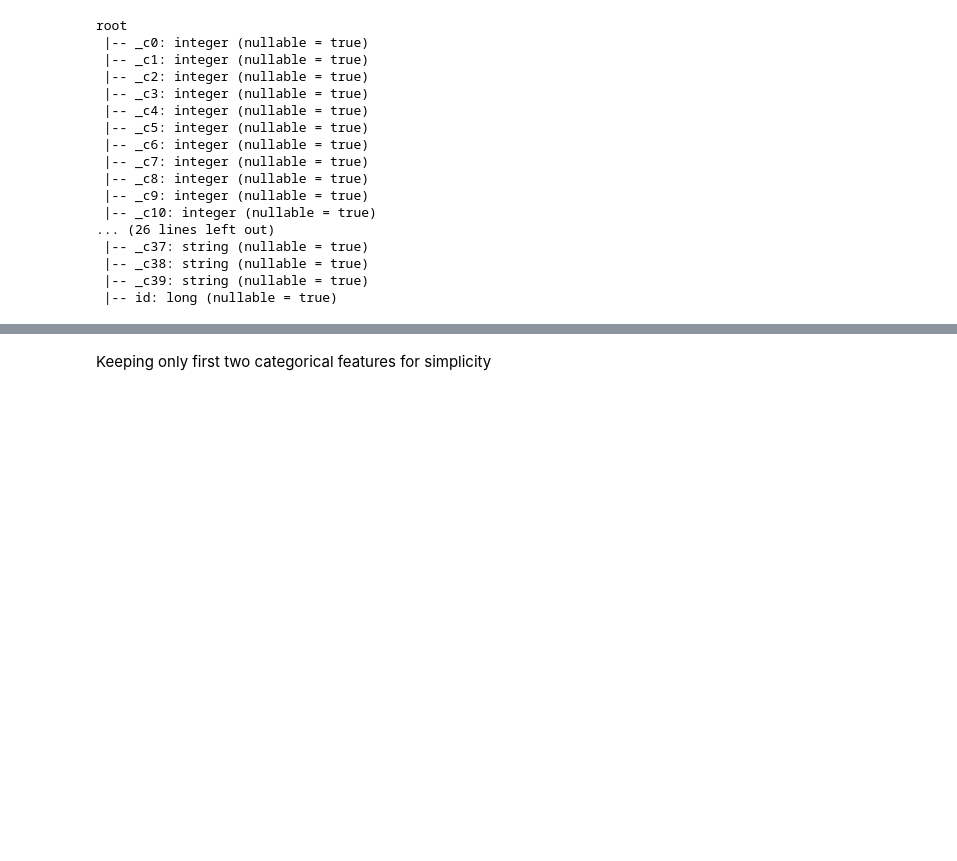
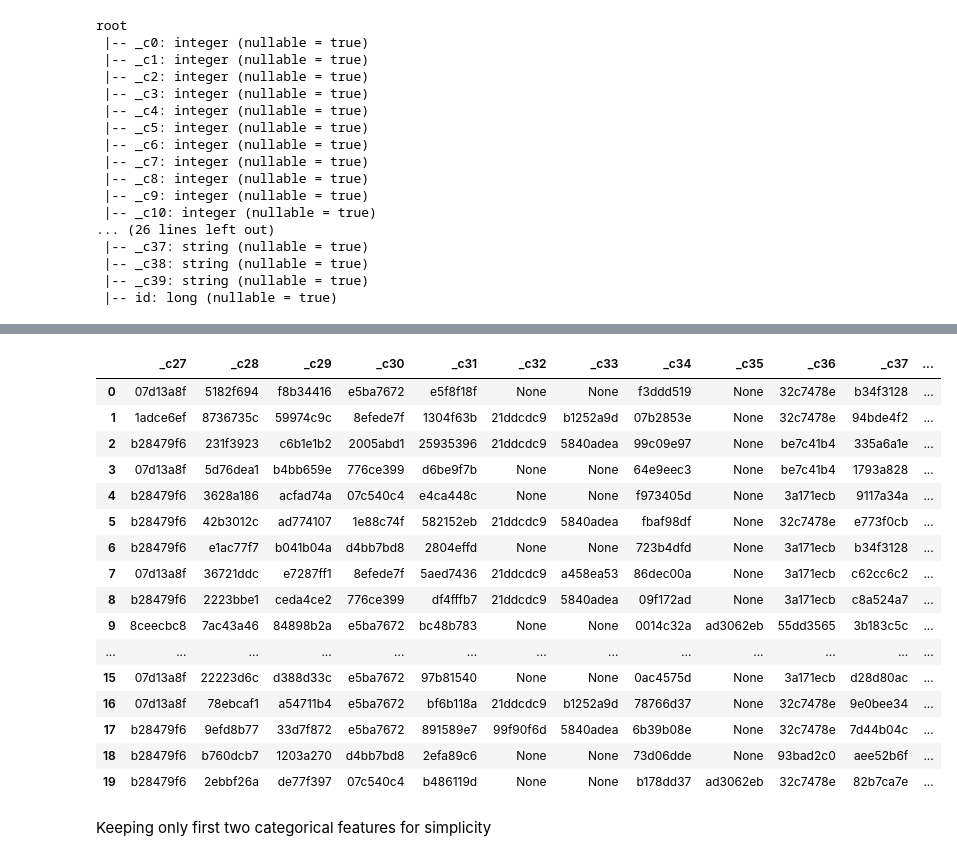
Before and after one commit to maxkvant/MLBD, a Jupyter notebook: sgd_logreg_nn/notebooks/ctr_prediction_mllib_practice.ipynb, the cells around one changed output, grey strips where cells are left out. Cells and saved outputs as stored; diff of their text form; code cells hidden in the pictures; blank space fills up the shorter version.

```diff
--- a/sgd_logreg_nn/notebooks/ctr_prediction_mllib_practice.ipynb
+++ b/sgd_logreg_nn/notebooks/ctr_prediction_mllib_practice.ipynb
@@ -128,3 +164,23 @@ df.limit(1).toPandas()
+# %%
+pandas_df.loc[:, '_c27':'_c39']
+# %% [output]
+|  | _c27 | _c28 | _c29 | _c30 | _c31 | _c32 | _c33 | _c34 | _c35 | _c36 | _c37 | ... |
+| 0 | 07d13a8f | 5182f694 | f8b34416 | e5ba7672 | e5f8f18f | None | None | f3ddd519 | None | 32c7478e | b34f3128 | ... |
+| 1 | 1adce6ef | 8736735c | 59974c9c | 8efede7f | 1304f63b | 21ddcdc9 | b1252a9d | 07b2853e | None | 32c7478e | 94bde4f2 | ... |
+| 2 | b28479f6 | 231f3923 | c6b1e1b2 | 2005abd1 | 25935396 | 21ddcdc9 | 5840adea | 99c09e97 | None | be7c41b4 | 335a6a1e | ... |
+| 3 | 07d13a8f | 5d76dea1 | b4bb659e | 776ce399 | d6be9f7b | None | None | 64e9eec3 | None | be7c41b4 | 1793a828 | ... |
+| 4 | b28479f6 | 3628a186 | acfad74a | 07c540c4 | e4ca448c | None | None | f973405d | None | 3a171ecb | 9117a34a | ... |
+| 5 | b28479f6 | 42b3012c | ad774107 | 1e88c74f | 582152eb | 21ddcdc9 | 5840adea | fbaf98df | None | 32c7478e | e773f0cb | ... |
+| 6 | b28479f6 | e1ac77f7 | b041b04a | d4bb7bd8 | 2804effd | None | None | 723b4dfd | None | 3a171ecb | b34f3128 | ... |
+| 7 | 07d13a8f | 36721ddc | e7287ff1 | 8efede7f | 5aed7436 | 21ddcdc9 | a458ea53 | 86dec00a | None | 3a171ecb | c62cc6c2 | ... |
+| 8 | b28479f6 | 2223bbe1 | ceda4ce2 | 776ce399 | df4fffb7 | 21ddcdc9 | 5840adea | 09f172ad | None | 3a171ecb | c8a524a7 | ... |
+| 9 | 8ceecbc8 | 7ac43a46 | 84898b2a | e5ba7672 | bc48b783 | None | None | 0014c32a | ad3062eb | 55dd3565 | 3b183c5c | ... |
+| ... | ... | ... | ... | ... | ... | ... | ... | ... | ... | ... | ... | ... |
+| 15 | 07d13a8f | 22223d6c | d388d33c | e5ba7672 | 97b81540 | None | None | 0ac4575d | None | 3a171ecb | d28d80ac | ... |
+| 16 | 07d13a8f | 78ebcaf1 | a54711b4 | e5ba7672 | bf6b118a | 21ddcdc9 | b1252a9d | 78766d37 | None | 32c7478e | 9e0bee34 | ... |
+| 17 | b28479f6 | 9efd8b77 | 33d7f872 | e5ba7672 | 891589e7 | 99f90f6d | 5840adea | 6b39b08e | None | 32c7478e | 7d44b04c | ... |
+| 18 | b28479f6 | b760dcb7 | 1203a270 | d4bb7bd8 | 2efa89c6 | None | None | 73d06dde | None | 93bad2c0 | aee52b6f | ... |
+| 19 | b28479f6 | 2ebbf26a | de77f397 | 07c540c4 | b486119d | None | None | b178dd37 | ad3062eb | 32c7478e | 82b7ca7e | ... |
 # %% [markdown]
 Keeping only first two categorical features for simplicity
 # %%
```
Also changed, not shown: parts of 16 cells of this notebook.
